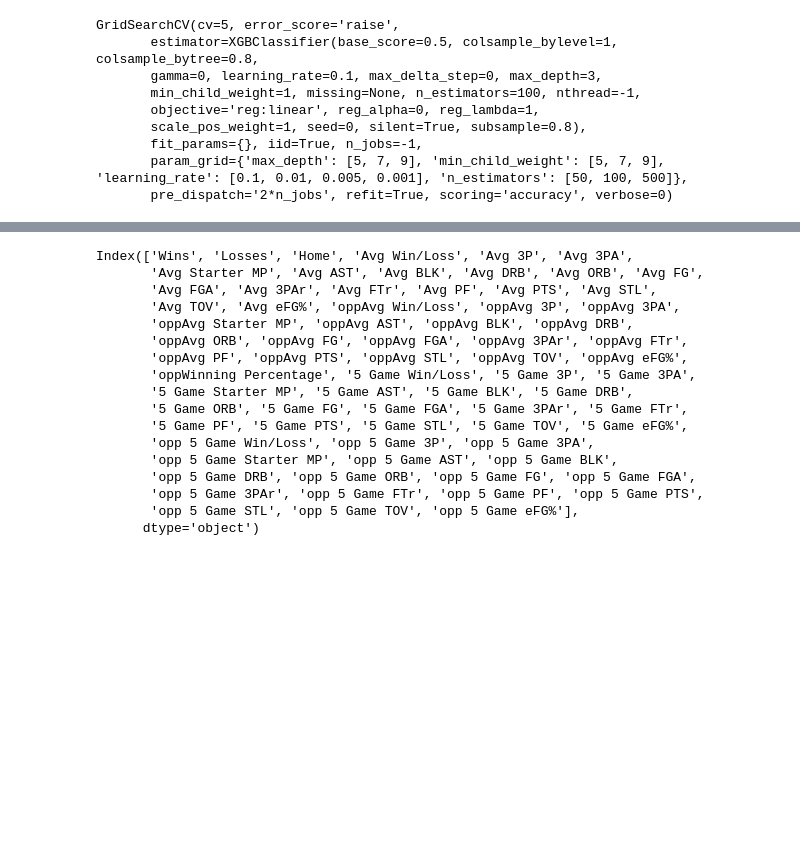
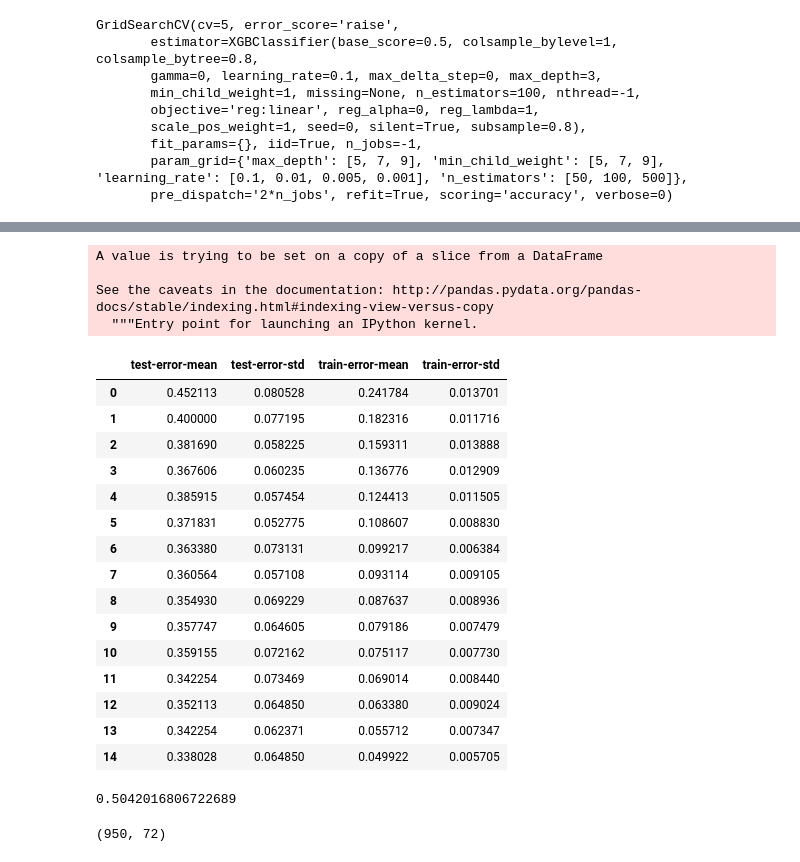
Before and after one commit to eweltz18/Data-Project-Copenhagen, a Jupyter notebook: Data Final Project.ipynb, the cells around one changed output, grey strips where cells are left out. Cells and saved outputs as stored; diff of their text form; code cells hidden in the pictures; blank space fills up the shorter version.

```diff
--- a/Data Final Project.ipynb
+++ b/Data Final Project.ipynb
@@ -448,20 +577,48 @@ coeff.sort_values(by=0)
+# %%
+results[results<0]=0
+our_params = {'eta': 0.1, 'seed':0, 'subsample': 0.8, 'colsample_bytree': 0.8,
+             'objective': 'reg:linear', 'max_depth':7, 'min_child_weight':7, 'n_estimators': 500}
+# Grid Search CV optimized settings
+
+xgdmat = xgb.DMatrix(features[:712], results.iloc[:712])
+
+cv_xgb = xgb.cv(params = our_params, dtrain = xgdmat, num_boost_round = 3000, nfold = 10,
+                metrics = ['error'], # Make sure you enter metrics inside a list or you may encounter issues!
+                early_stopping_rounds = 100) # Look for early stopping
+# %% [output]
+A value is trying to be set on a copy of a slice from a DataFrame
+
+See the caveats in the documentation: http://pandas.pydata.org/pandas-docs/stable/indexing.html#indexing-view-versus-copy
+  """Entry point for launching an IPython kernel.
+# %%
+cv_xgb
+# %% [output]
+|  | test-error-mean | test-error-std | train-error-mean | train-error-std |
+| 0 | 0.452113 | 0.080528 | 0.241784 | 0.013701 |
+| 1 | 0.400000 | 0.077195 | 0.182316 | 0.011716 |
+| 2 | 0.381690 | 0.058225 | 0.159311 | 0.013888 |
+| 3 | 0.367606 | 0.060235 | 0.136776 | 0.012909 |
+| 4 | 0.385915 | 0.057454 | 0.124413 | 0.011505 |
+| 5 | 0.371831 | 0.052775 | 0.108607 | 0.008830 |
+| 6 | 0.363380 | 0.073131 | 0.099217 | 0.006384 |
+| 7 | 0.360564 | 0.057108 | 0.093114 | 0.009105 |
+| 8 | 0.354930 | 0.069229 | 0.087637 | 0.008936 |
+| 9 | 0.357747 | 0.064605 | 0.079186 | 0.007479 |
+| 10 | 0.359155 | 0.072162 | 0.075117 | 0.007730 |
+| 11 | 0.342254 | 0.073469 | 0.069014 | 0.008440 |
+| 12 | 0.352113 | 0.064850 | 0.063380 | 0.009024 |
+| 13 | 0.342254 | 0.062371 | 0.055712 | 0.007347 |
+| 14 | 0.338028 | 0.064850 | 0.049922 | 0.005705 |
+# %%
+final_gb = xgb.train(our_params, xgdmat, num_boost_round = 10)
+y = final_gb.predict(xgb.DMatrix(features[712:]))
+y = [round(i) for i in y]
+z = results.iloc[712:]
+accuracy2 = accuracy_predictor2(y, z.tolist())
+print(sum(accuracy2)/len(accuracy2))
+# %% [output]
+0.5042016806722689
 # %%
-feature_matrix.columns
+feature_matrix.shape
 # %% [output]
-Index(['Wins', 'Losses', 'Home', 'Avg Win/Loss', 'Avg 3P', 'Avg 3PA',
-       'Avg Starter MP', 'Avg AST', 'Avg BLK', 'Avg DRB', 'Avg ORB', 'Avg FG',
-       'Avg FGA', 'Avg 3PAr', 'Avg FTr', 'Avg PF', 'Avg PTS', 'Avg STL',
-       'Avg TOV', 'Avg eFG%', 'oppAvg Win/Loss', 'oppAvg 3P', 'oppAvg 3PA',
-       'oppAvg Starter MP', 'oppAvg AST', 'oppAvg BLK', 'oppAvg DRB',
-       'oppAvg ORB', 'oppAvg FG', 'oppAvg FGA', 'oppAvg 3PAr', 'oppAvg FTr',
-       'oppAvg PF', 'oppAvg PTS', 'oppAvg STL', 'oppAvg TOV', 'oppAvg eFG%',
-       'oppWinning Percentage', '5 Game Win/Loss', '5 Game 3P', '5 Game 3PA',
-       '5 Game Starter MP', '5 Game AST', '5 Game BLK', '5 Game DRB',
-       '5 Game ORB', '5 Game FG', '5 Game FGA', '5 Game 3PAr', '5 Game FTr',
-       '5 Game PF', '5 Game PTS', '5 Game STL', '5 Game TOV', '5 Game eFG%',
-       'opp 5 Game Win/Loss', 'opp 5 Game 3P', 'opp 5 Game 3PA',
-       'opp 5 Game Starter MP', 'opp 5 Game AST', 'opp 5 Game BLK',
-       'opp 5 Game DRB', 'opp 5 Game ORB', 'opp 5 Game FG', 'opp 5 Game FGA',
-       'opp 5 Game 3PAr', 'opp 5 Game FTr', 'opp 5 Game PF', 'opp 5 Game PTS',
-       'opp 5 Game STL', 'opp 5 Game TOV', 'opp 5 Game eFG%'],
-      dtype='object')
+(950, 72)
```
Also changed, not shown: parts of 32 cells of this notebook.
